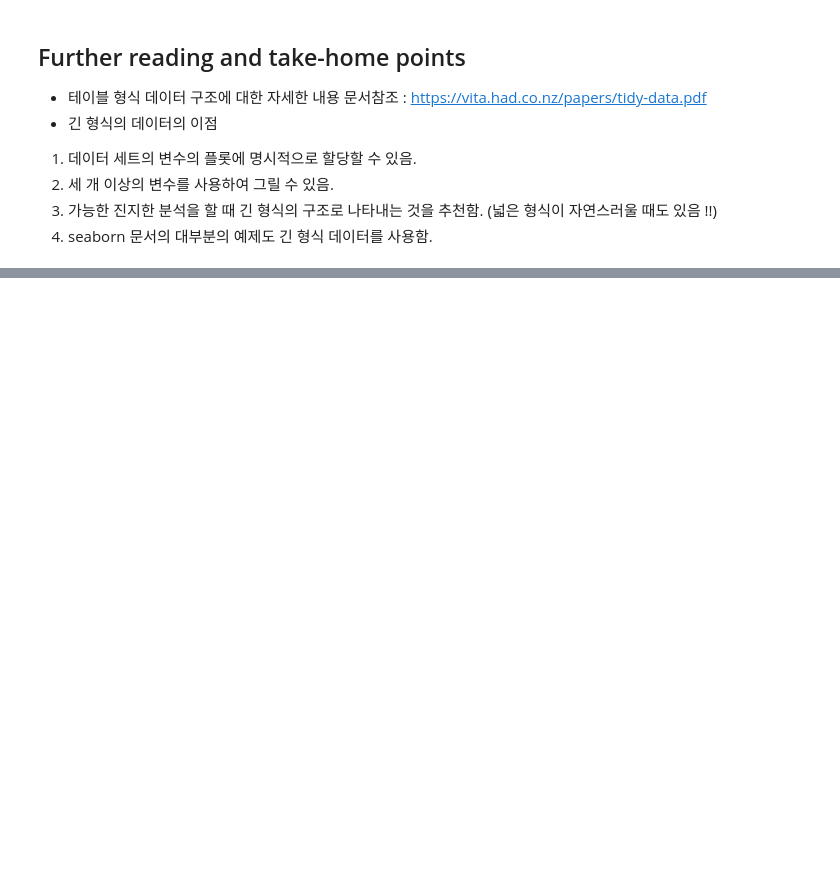
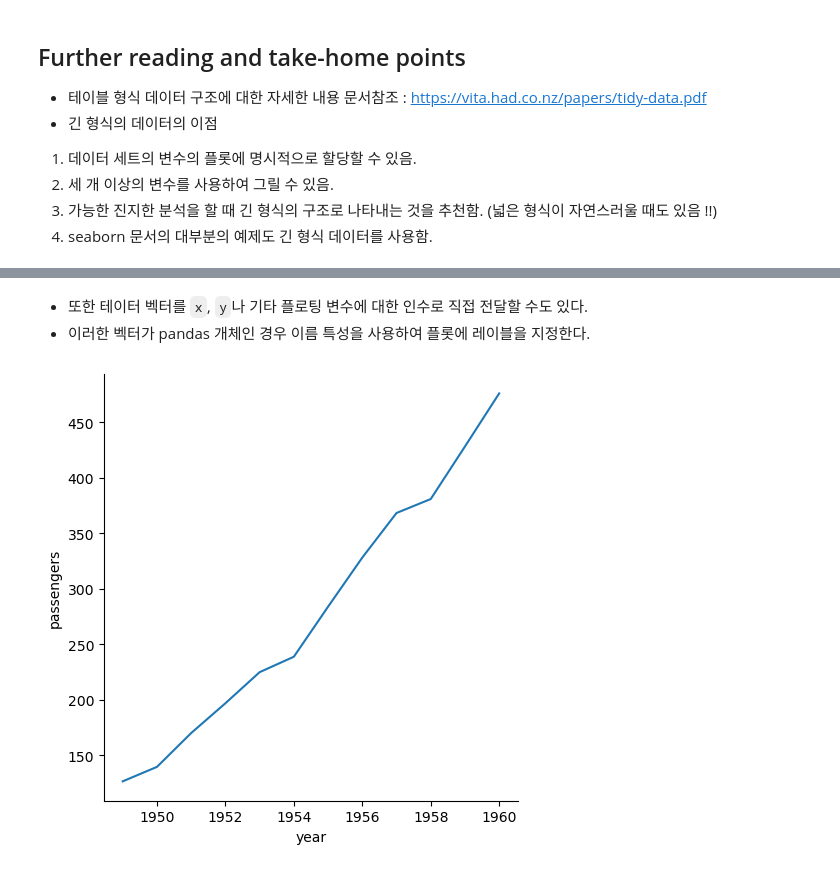
Before and after one commit to hapvpy/Seaborn, a Jupyter notebook: 03. Data_structures_accepted_by_seaborn.ipynb, the cells around one changed output, grey strips where cells are left out. Cells and saved outputs as stored; diff of their text form; code cells hidden in the pictures; blank space fills up the shorter version.

```diff
--- a/03. Data_structures_accepted_by_seaborn.ipynb
+++ b/03. Data_structures_accepted_by_seaborn.ipynb
@@ -152,0 +169,9 @@ plt.show(ana)
+# %% [markdown]
+- 또한 테이터 벡터를  `x`, `y`나 기타 플로팅 변수에 대한 인수로 직접 전달할 수도 있다.
+- 이러한 벡터가 pandas 개체인 경우 이름 특성을 사용하여 플롯에 레이블을 지정한다.
+# %%
+year = flights_avg.index
+passengers = flights_avg["passengers"]
+sns.relplot(x=year, y=passengers, kind="line");
+# %% [output]
+[figure, added]
```
Also changed, not shown: parts of 16 cells of this notebook.
